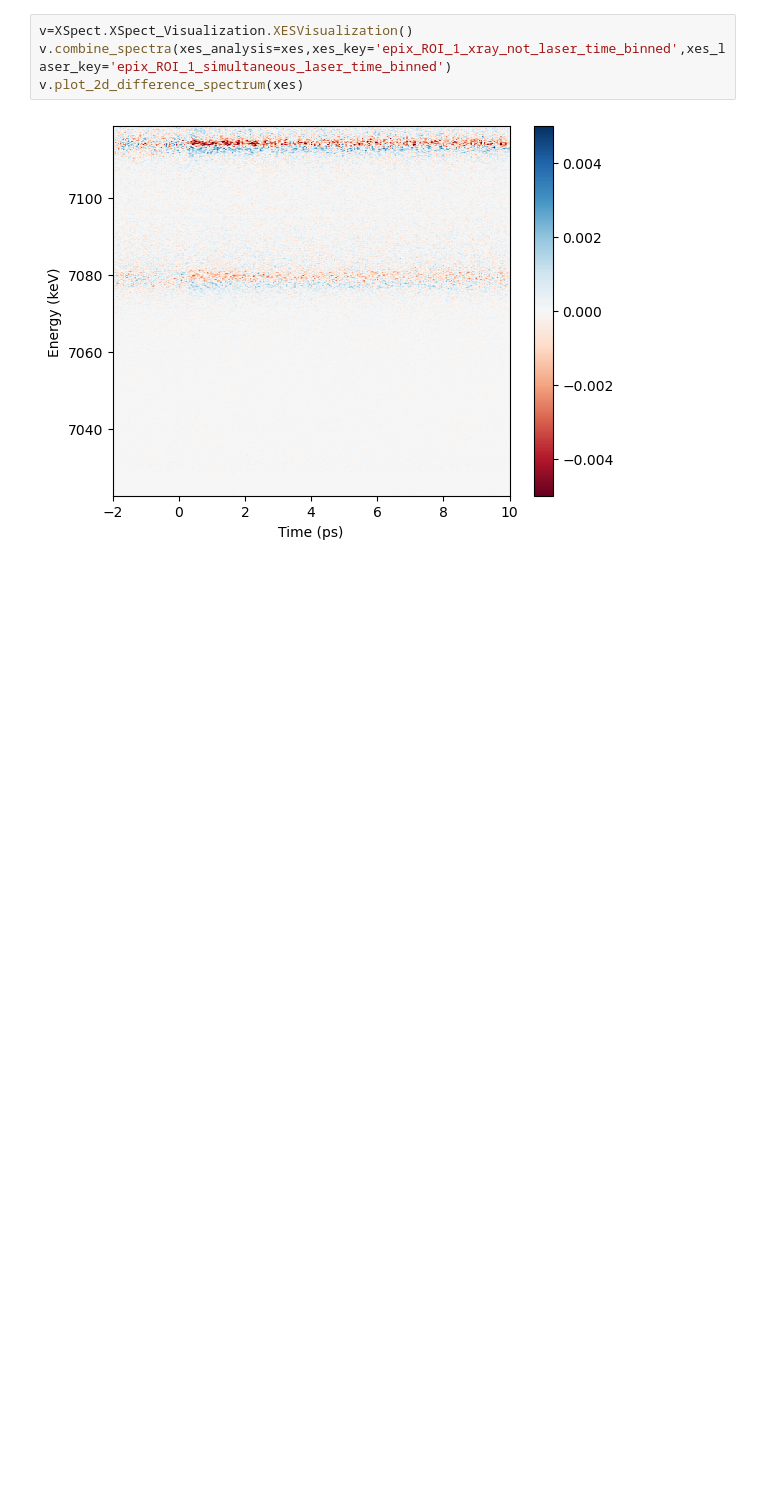
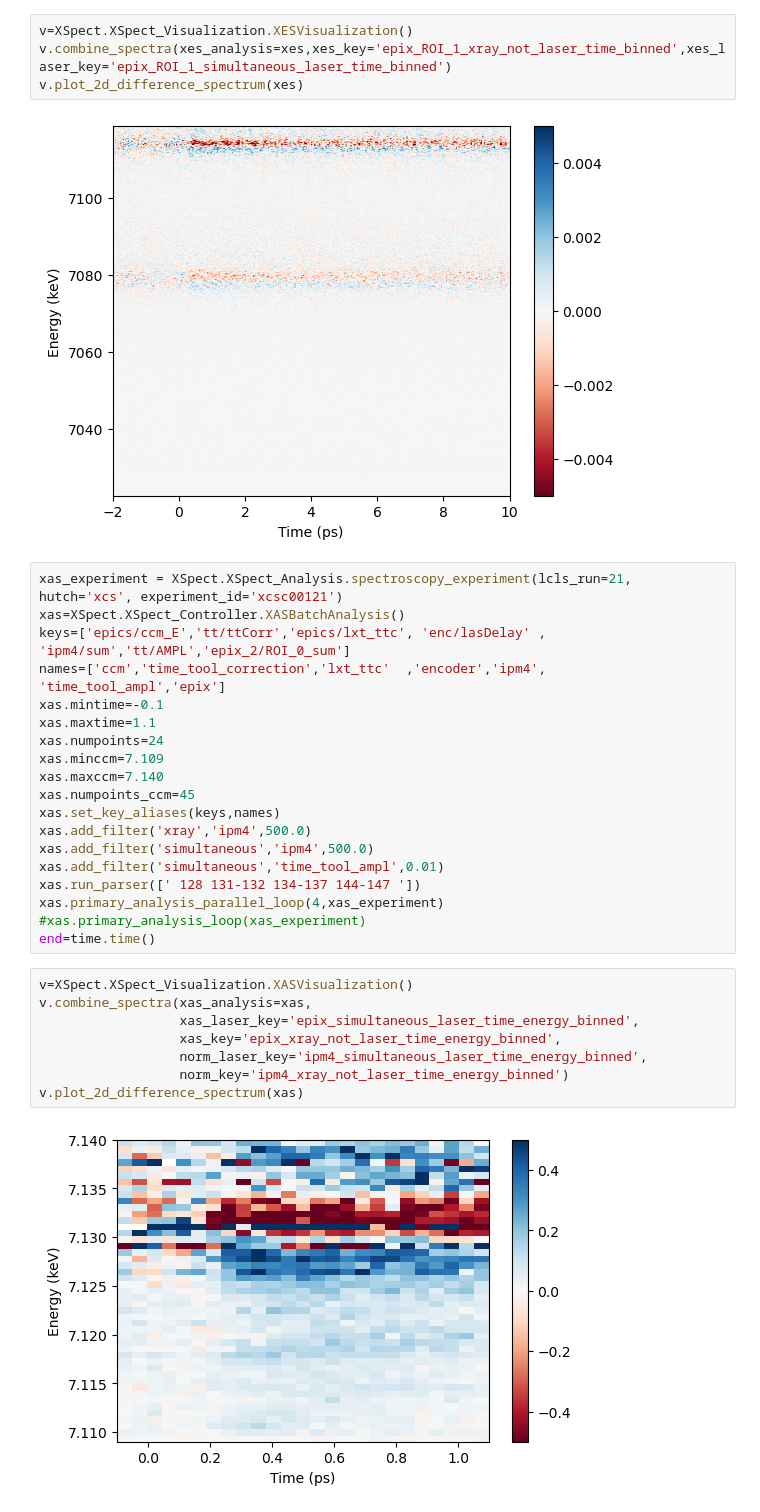
Before and after one commit to lg345/XSpect, a Jupyter notebook: XSpect_Test.ipynb, the cells around one changed output. Cells and saved outputs as stored; diff of their text form; blank space fills up the shorter version.

```diff
--- a/XSpect_Test.ipynb
+++ b/XSpect_Test.ipynb
@@ -68,3 +70,32 @@ v.combine_spectra(xes_analysis=xes,xes_key='epix_ROI_1_xray_not_laser_time_binne
 v.plot_2d_difference_spectrum(xes)
 # %% [output]
 [figure]
+# %%
+xas_experiment = XSpect.XSpect_Analysis.spectroscopy_experiment(lcls_run=21, hutch='xcs', experiment_id='xcsc00121')
+xas=XSpect.XSpect_Controller.XASBatchAnalysis()
+keys=['epics/ccm_E','tt/ttCorr','epics/lxt_ttc', 'enc/lasDelay' , 'ipm4/sum','tt/AMPL','epix_2/ROI_0_sum']
+names=['ccm','time_tool_correction','lxt_ttc'  ,'encoder','ipm4', 'time_tool_ampl','epix']
+xas.mintime=-0.1
+xas.maxtime=1.1
+xas.numpoints=24
+xas.minccm=7.109
+xas.maxccm=7.140
+xas.numpoints_ccm=45
+xas.set_key_aliases(keys,names)
+xas.add_filter('xray','ipm4',500.0)
+xas.add_filter('simultaneous','ipm4',500.0)
+xas.add_filter('simultaneous','time_tool_ampl',0.01)
+xas.run_parser([' 128 131-132 134-137 144-147 '])
+xas.primary_analysis_parallel_loop(4,xas_experiment)
+#xas.primary_analysis_loop(xas_experiment)
+end=time.time()
+# %%
+v=XSpect.XSpect_Visualization.XASVisualization()
+v.combine_spectra(xas_analysis=xas,
+                  xas_laser_key='epix_simultaneous_laser_time_energy_binned',
+                  xas_key='epix_xray_not_laser_time_energy_binned',
+                  norm_laser_key='ipm4_simultaneous_laser_time_energy_binned',
+                  norm_key='ipm4_xray_not_laser_time_energy_binned')
+v.plot_2d_difference_spectrum(xas)
+# %% [output]
+[figure, added]
```
Also changed, not shown: parts of 9 cells of this notebook, 4 other files.
